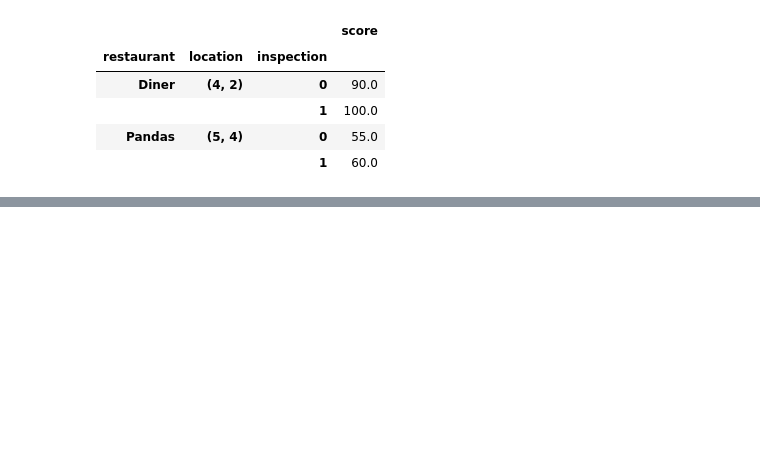
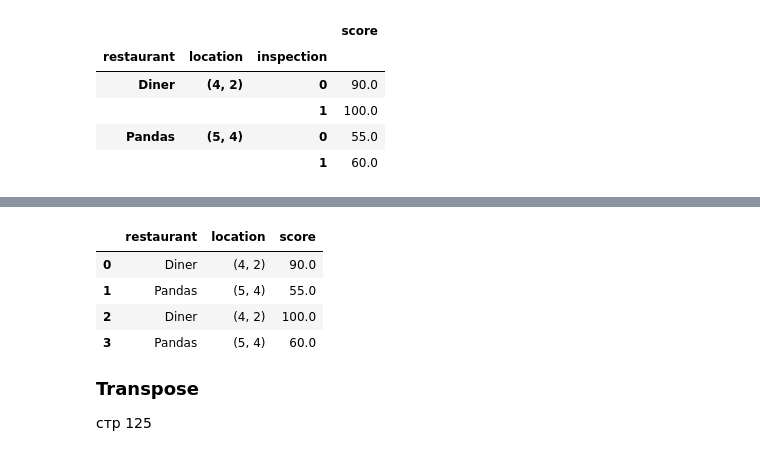
Before and after one commit to 1mmo/data-analysis-handbook, a Jupyter notebook: handbook/Working with data/Pandas.ipynb, the cells around one changed output, grey strips where cells are left out. Saved outputs shown, nothing was run; the diff lists cells and outputs as text; code cells hidden in the pictures; blank space fills up the shorter version.

Commit message:
add chapter about melt

```diff
--- a/handbook/Working with data/Pandas.ipynb
+++ b/handbook/Working with data/Pandas.ipynb
@@ -2814,0 +2837,16 @@ df
+# %%
+df.melt(
+    id_vars=['restaurant', 'location'],
+    value_vars=[0, 1],
+    value_name='score'
+).drop(columns='')
+# %% [output]
+|  | restaurant | location | score |
+| 0 | Diner | (4, 2) | 90.0 |
+| 1 | Pandas | (5, 4) | 55.0 |
+| 2 | Diner | (4, 2) | 100.0 |
+| 3 | Pandas | (5, 4) | 60.0 |
+# %% [markdown]
+<font size=4><b>Transpose</b></font>
+
+стр 125
```
Also changed, not shown: parts of 5 cells of this notebook, 1 other file.
